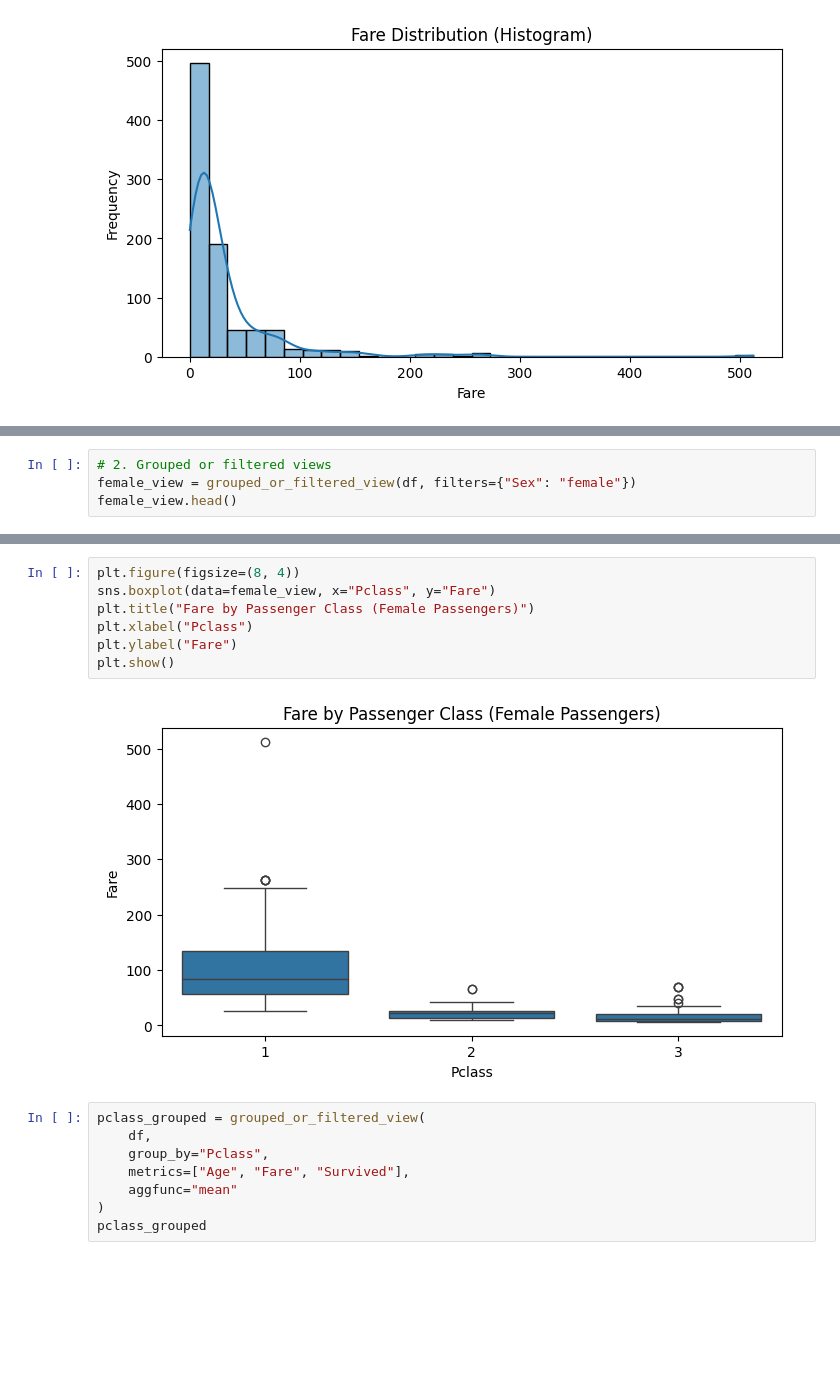
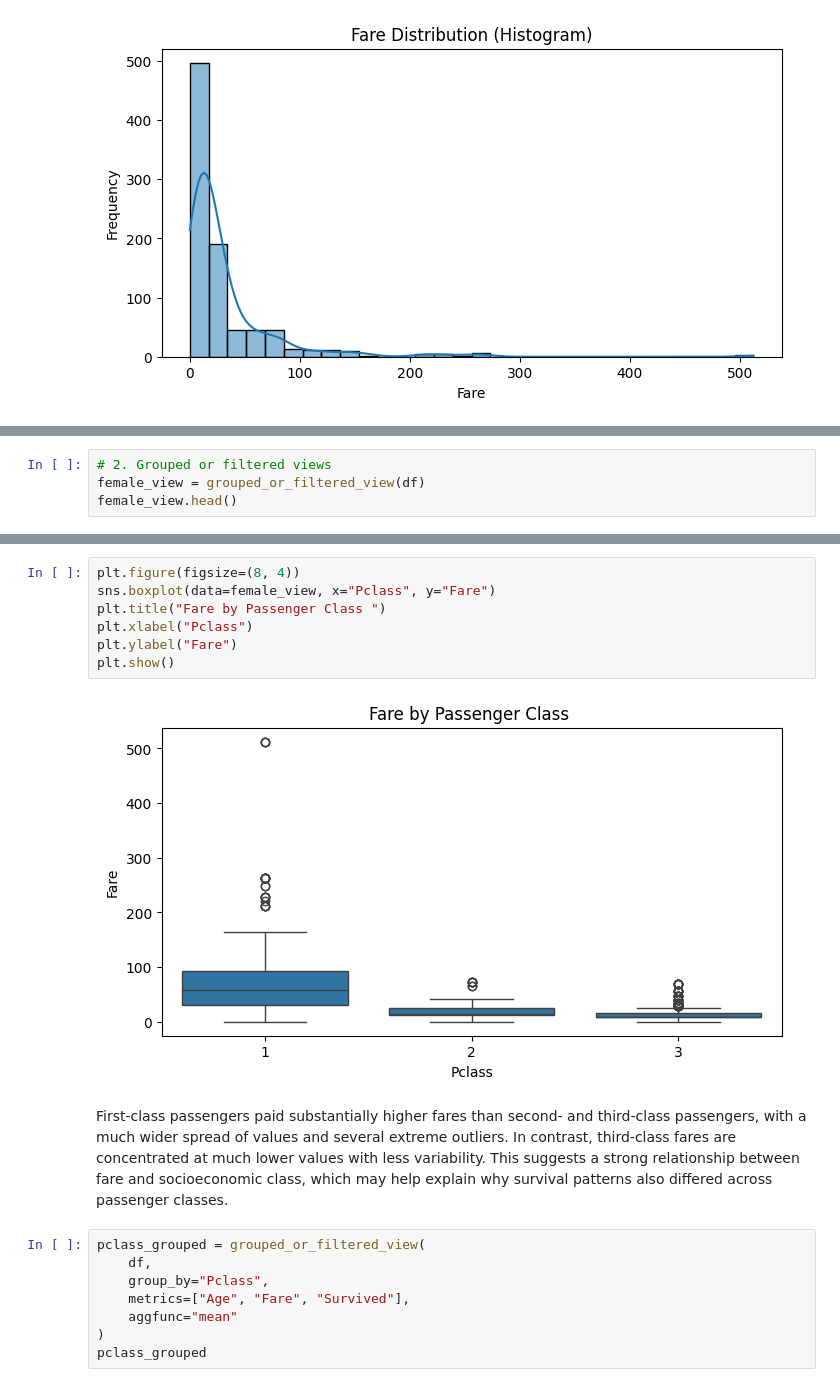
Before and after one commit to sheu/ai-programming-foundations-project, a Jupyter notebook: data_analysis_workflow.ipynb, the cells around one changed output, grey strips where cells are left out. Saved outputs shown, nothing was run; the diff lists cells and outputs as text; blank space fills up the shorter version.

```diff
--- a/data_analysis_workflow.ipynb
+++ b/data_analysis_workflow.ipynb
@@ -409,6 +442,6 @@ plt.show()
 # %%
 # 2. Grouped or filtered views
-female_view = grouped_or_filtered_view(df, filters={"Sex": "female"})
+female_view = grouped_or_filtered_view(df)
 female_view.head()
 # %% [output]
 |  | Survived | Pclass | Sex | Age | SibSp | Parch | Ticket | Fare | Embarked | HasCabin | HasAge |
@@ -420,12 +453,16 @@ female_view.head()
 # %%
 plt.figure(figsize=(8, 4))
 sns.boxplot(data=female_view, x="Pclass", y="Fare")
-plt.title("Fare by Passenger Class (Female Passengers)")
+plt.title("Fare by Passenger Class ")
 plt.xlabel("Pclass")
 plt.ylabel("Fare")
 plt.show()
 # %% [output]
-[figure, old version]
+[figure, new version]
+# %% [markdown]
+First-class passengers paid substantially higher fares than second- and third-class passengers, with a much wider spread of values and several extreme outliers.
+In contrast, third-class fares are concentrated at much lower values with less variability.
+This suggests a strong relationship between fare and socioeconomic class, which may help explain why survival patterns also differed across passenger classes.
 # %%
 pclass_grouped = grouped_or_filtered_view(
     df,
```
Also changed, not shown: parts of 18 cells of this notebook.
